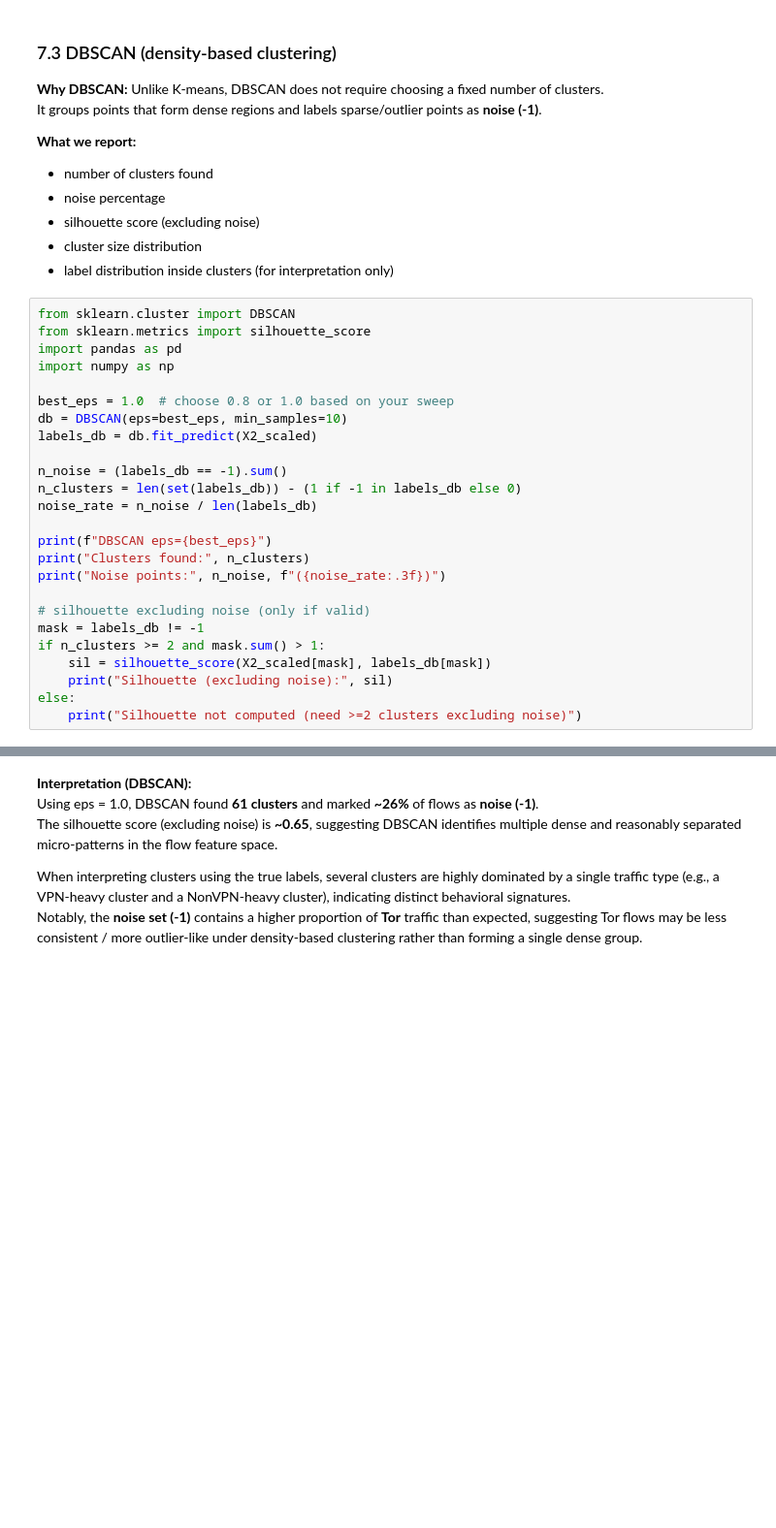
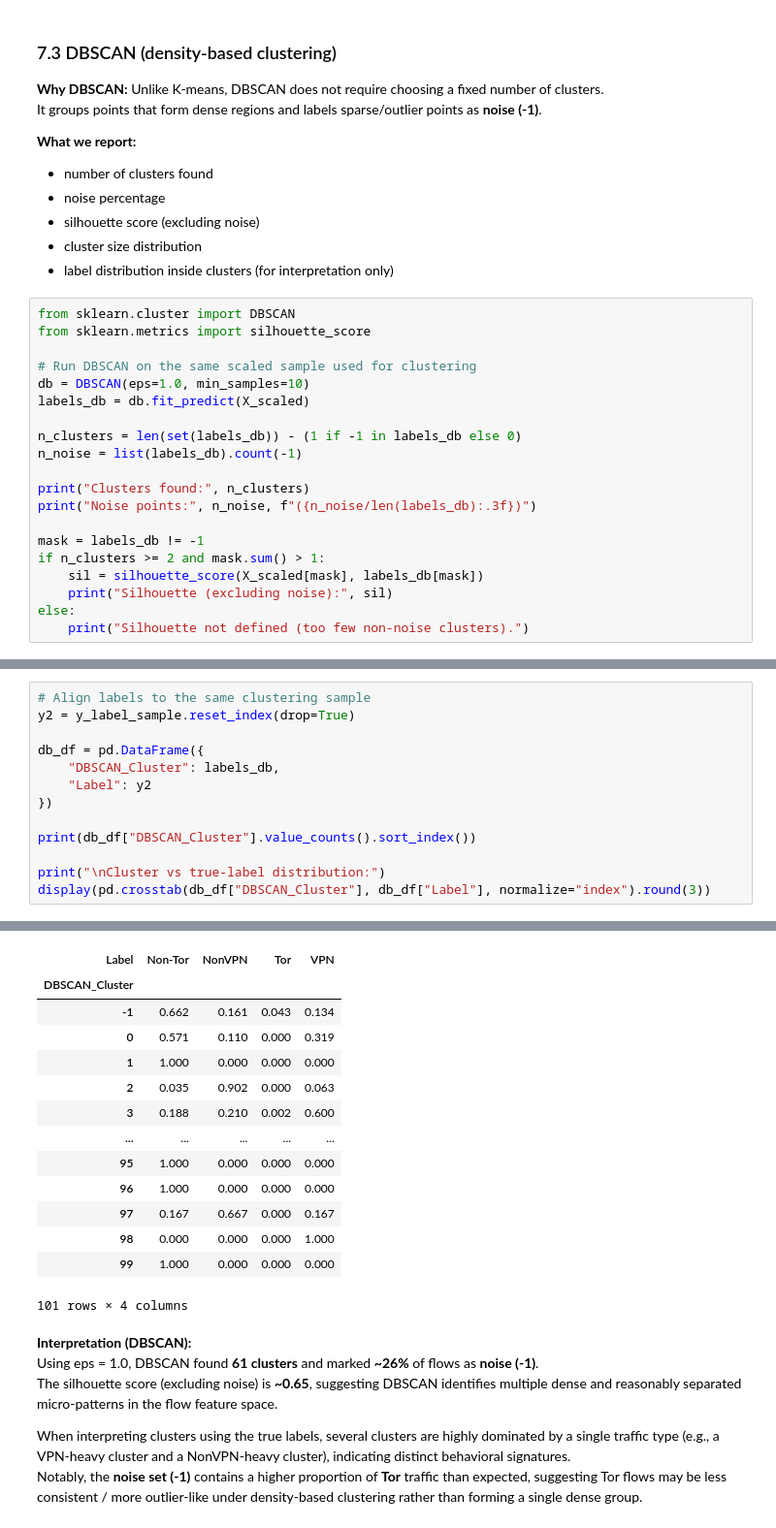
Before and after one commit to jaspindersingh919/CS4403-Project, a Jupyter notebook: Code/CS4403_Project_Notebook.ipynb, the cells around one changed output, grey strips where cells are left out. Shown at 97% size. Drawn from its saved outputs; the diff is of its cells as text; blank space fills up the shorter version.

```diff
--- a/Code/CS4403_Project_Notebook.ipynb
+++ b/Code/CS4403_Project_Notebook.ipynb
@@ -760,26 +944,21 @@ It groups points that form dense regions and labels sparse/outlier points as **n
 # %%
 from sklearn.cluster import DBSCAN
 from sklearn.metrics import silhouette_score
-import pandas as pd
-import numpy as np
 
-best_eps = 1.0  # choose 0.8 or 1.0 based on your sweep
-db = DBSCAN(eps=best_eps, min_samples=10)
-labels_db = db.fit_predict(X2_scaled)
+# Run DBSCAN on the same scaled sample used for clustering
+db = DBSCAN(eps=1.0, min_samples=10)
+labels_db = db.fit_predict(X_scaled)
 
-n_noise = (labels_db == -1).sum()
 n_clusters = len(set(labels_db)) - (1 if -1 in labels_db else 0)
-noise_rate = n_noise / len(labels_db)
+n_noise = list(labels_db).count(-1)
 
-print(f"DBSCAN eps={best_eps}")
 print("Clusters found:", n_clusters)
-print("Noise points:", n_noise, f"({noise_rate:.3f})")
+print("Noise points:", n_noise, f"({n_noise/len(labels_db):.3f})")
 
-# silhouette excluding noise (only if valid)
 mask = labels_db != -1
 if n_clusters >= 2 and mask.sum() > 1:
-    sil = silhouette_score(X2_scaled[mask], labels_db[mask])
+    sil = silhouette_score(X_scaled[mask], labels_db[mask])
     print("Silhouette (excluding noise):", sil)
 else:
-    print("Silhouette not computed (need >=2 clusters excluding noise)")
+    print("Silhouette not defined (too few non-noise clusters).")
 # %% [output]
@@ -848,0 +968,14 @@ Top clusters label distribution (row-normalized):
+# %%
+# Align labels to the same clustering sample
+y2 = y_label_sample.reset_index(drop=True)
+
+db_df = pd.DataFrame({
+    "DBSCAN_Cluster": labels_db,
+    "Label": y2
+})
+
+print(db_df["DBSCAN_Cluster"].value_counts().sort_index())
+
+print("\nCluster vs true-label distribution:")
+display(pd.crosstab(db_df["DBSCAN_Cluster"], db_df["Label"], normalize="index").round(3))
+# %% [output]
@@ -849,3 +997,17 @@ Top clusters label distribution (row-normalized):
+| Label | Non-Tor | NonVPN | Tor | VPN |
+| DBSCAN_Cluster |  |  |  |  |
+| -1 | 0.662 | 0.161 | 0.043 | 0.134 |
+| 0 | 0.571 | 0.110 | 0.000 | 0.319 |
+| 1 | 1.000 | 0.000 | 0.000 | 0.000 |
+| 2 | 0.035 | 0.902 | 0.000 | 0.063 |
+| 3 | 0.188 | 0.210 | 0.002 | 0.600 |
+| ... | ... | ... | ... | ... |
+| 95 | 1.000 | 0.000 | 0.000 | 0.000 |
+| 96 | 1.000 | 0.000 | 0.000 | 0.000 |
+| 97 | 0.167 | 0.667 | 0.000 | 0.167 |
+| 98 | 0.000 | 0.000 | 0.000 | 1.000 |
+| 99 | 1.000 | 0.000 | 0.000 | 0.000 |
+101 rows × 4 columns
 # %% [markdown]
 **Interpretation (DBSCAN):**
 Using eps = 1.0, DBSCAN found **61 clusters** and marked **~26%** of flows as **noise (-1)**.
```
Also changed, not shown: parts of 13 cells of this notebook.
